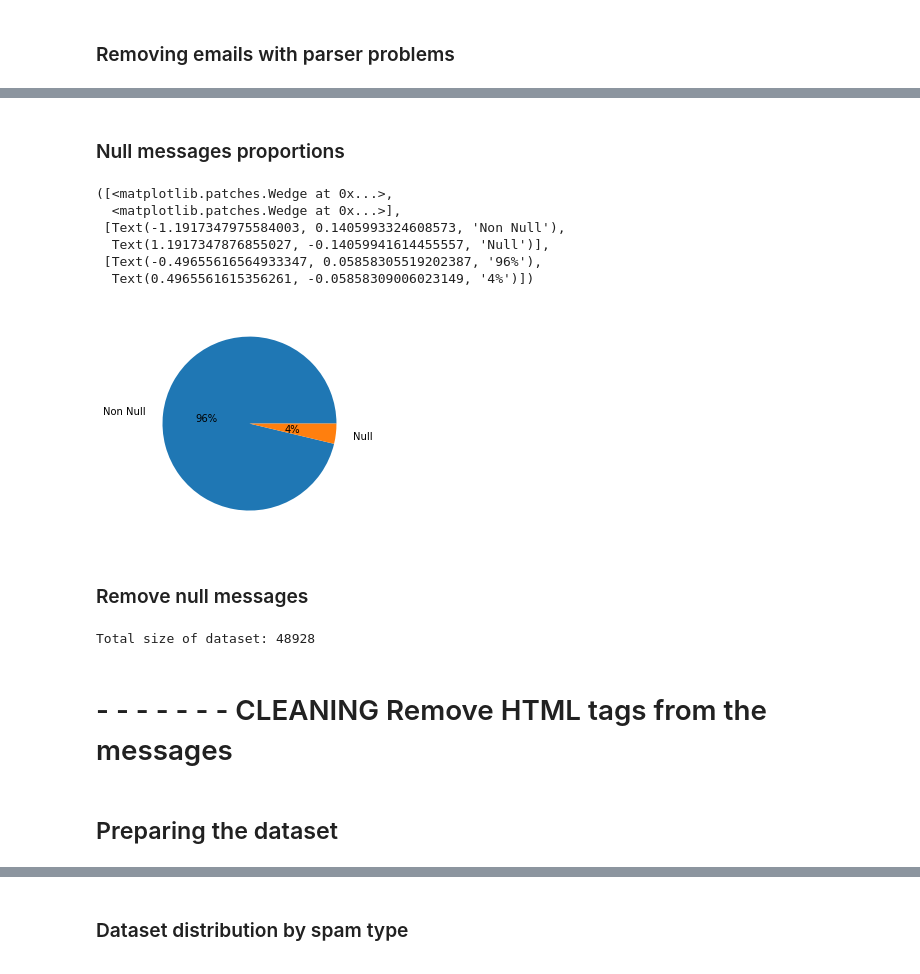
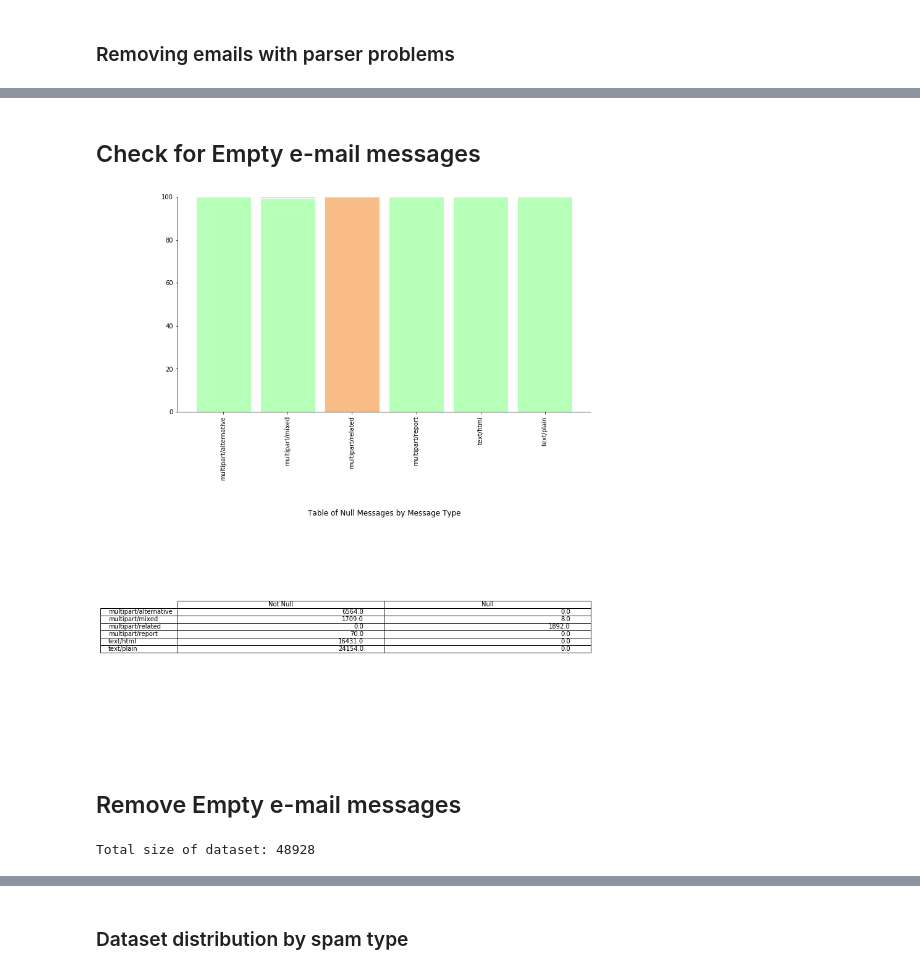
Before and after one commit to cordeiroph/SpamEmailClassifier, a Jupyter notebook: SpamEmailClassifier2.ipynb, the cells around one changed output, grey strips where cells are left out. Saved outputs shown, nothing was run; the diff lists cells and outputs as text; code cells hidden in the pictures.

```diff
--- a/SpamEmailClassifier2.ipynb
+++ b/SpamEmailClassifier2.ipynb
@@ -248,4 +248,7 @@ del dfSpam['parseError']
 # %%
+dfSpam = dfSpam[['date', 'from', 'messageStr', 'messageType', 'subject', 'to']]
+dfHam = dfHam[['date', 'from', 'messageStr', 'messageType', 'subject', 'to']]
+
 dfSpam['isSpam'] = True
 dfHam['isSpam'] = False
 
@@ -301,25 +266,50 @@ plt.show()
-# %% [markdown]
-### Null messages proportions
-# %%
-plt.pie([len(dfMaster[dfMaster['messageStr'].notnull()]), len(dfMaster[dfMaster['messageStr'].isnull()])],
-        labels=['Non Null', 'Null'], autopct='%1.0f%%', pctdistance=0.5, labeldistance=1.2)
-# %% [output]
-([<matplotlib.patches.Wedge at 0x...>,
-  <matplotlib.patches.Wedge at 0x...>],
- [Text(-1.1917347975584003, 0.1405993324608573, 'Non Null'),
-  Text(1.1917347876855027, -0.14059941614455557, 'Null')],
- [Text(-0.49655616564933347, 0.05858305519202387, '96%'),
-  Text(0.4965561615356261, -0.05858309006023149, '4%')])
-[figure, removed]
+# %% [markdown]
+## Check for Empty e-mail messages
+# %%
+fig = plt.figure(figsize = (12,16))
+grid = plt.GridSpec(2,3, wspace =0.3, hspace =0.5)
+stackBar = fig.add_subplot(grid[0,0:3])
+tableMsg = fig.add_subplot(grid[1,0:3])
+
+dfMaster['msgIsNull'] = dfMaster['messageStr'].isnull()
+dfGroup2 = dfMaster.groupby(['messageType', 'msgIsNull']).size()
+
+dfG2 = dfGroup2.unstack()
+dfG2 = dfG2.fillna(0)
+
+dfMaster['msgIsNull'] = dfMaster['messageStr'].isnull()
+dfGroup2 = dfMaster.groupby(['messageType', 'msgIsNull']).size()
+
+dfG2 = dfGroup2.unstack().fillna(0)
+
+totals = [i+j for i,j in zip(dfG2[False], dfG2[True])]
+falseBars = [i / j * 100 for i,j in zip(dfG2[False], totals)]
+trueBars = [i / j * 100 for i,j in zip(dfG2[True], totals)]
+
+stackBar.bar(range(len(dfG2)), falseBars, color='#b5ffb9', edgecolor='white', width=0.85)
+stackBar.bar(range(len(dfG2)), trueBars, bottom=falseBars, color='#f9bc86', edgecolor='white', width=0.85)
+
+stackBar.set_xticks(range(len(dfG2)))
+stackBar.set_xticklabels(dfG2.index.values, rotation='vertical')
+stackBar.spines['top'].set_visible(False)
+stackBar.spines['right'].set_visible(False)
+stackBar.get_xaxis().tick_bottom()
+stackBar.get_yaxis().tick_left()
+
+tableMsg.table(cellText=dfG2.values, rowLabels= dfG2.index, colLabels = ['Not Null', 'Null'], loc='center')
+tableMsg.axis('off')
+tableMsg.set_title('Table of Null Messages by Message Type')
+
+plt.show()
+
+del dfMaster['msgIsNull']
+# %% [output]
+[figure, added]
 # %% [markdown]
-### Remove null messages
+## Remove Empty e-mail messages
 # %%
 dfMaster = dfMaster[dfMaster['messageStr'].notnull()]
 
 print('Total size of dataset: {}'.format(len(dfMaster[dfMaster['messageStr'].notnull()])))
 # %% [output]
 Total size of dataset: 48928
-# %% [markdown]
-# - - - - - - - CLEANING Remove HTML tags from the messages
-# %% [markdown]
-## Preparing the dataset
```
Also changed, not shown: parts of 96 cells of this notebook, 1 other file.
